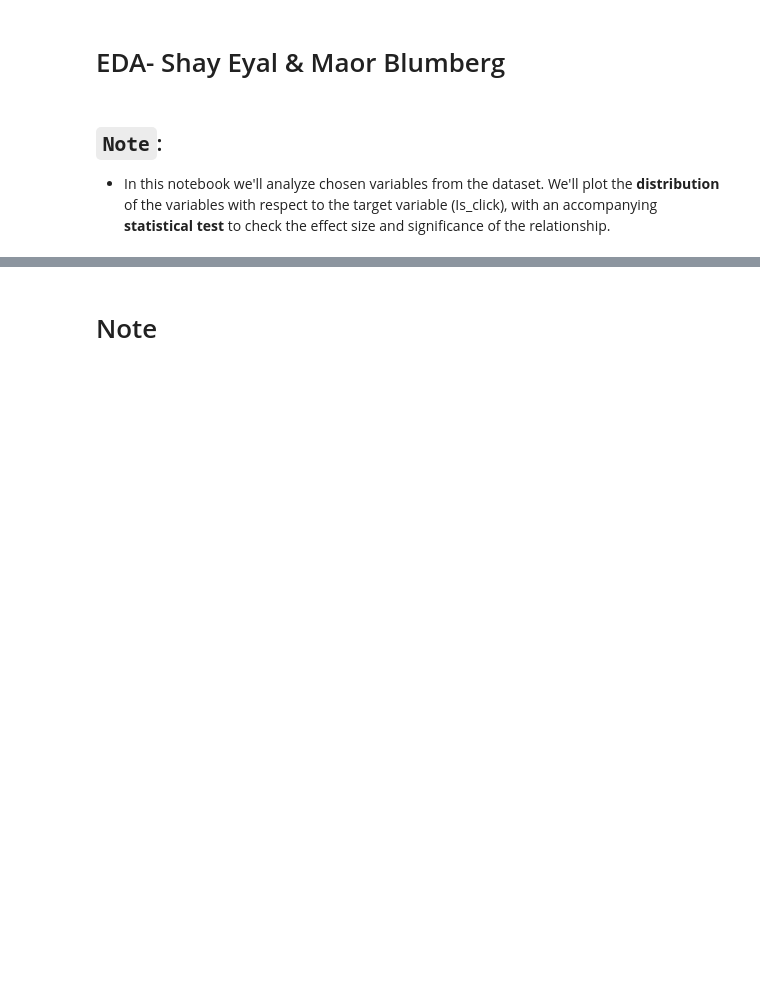
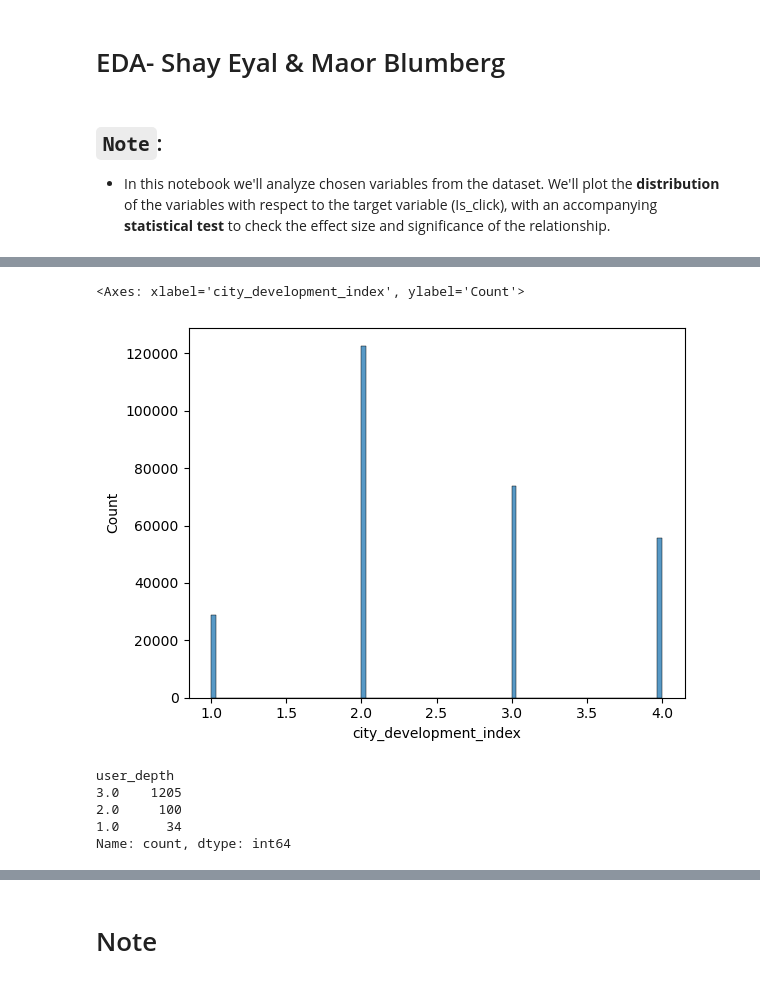
Before and after one commit to bagel-not-kaggle/YDATA-kaggle-assignment, a Jupyter notebook: notebooks/CTR_Data_EDA.ipynb, the cells around one changed output, grey strips where cells are left out. Drawn from its saved outputs; the diff is of its cells as text; code cells hidden in the pictures; blank space fills up the shorter version.

```diff
--- a/notebooks/CTR_Data_EDA.ipynb
+++ b/notebooks/CTR_Data_EDA.ipynb
@@ -46 +88,5 @@ date                        4109
 dtype: int64
+# %%
+ctr['product_category_1'] = pd.Categorical(ctr['product_category_1'])
+cat_cols = ['product_category_1', 'is_click', 'product_category_2', 'product','gender','var_1']
+ctr[cat_cols]
@@ -46,0 +107,13 @@ dtype: int64
+# %%
+sns.histplot(ctr['city_development_index'])
+# %% [output]
+<Axes: xlabel='city_development_index', ylabel='Count'>
+[figure, added]
+# %%
+ctr[ctr['session_id'].isna()]['user_depth'].value_counts()
+# %% [output]
+user_depth
+3.0    1205
+2.0     100
+1.0      34
+Name: count, dtype: int64
```
Also changed, not shown: parts of 7 cells of this notebook, 19 other files.
